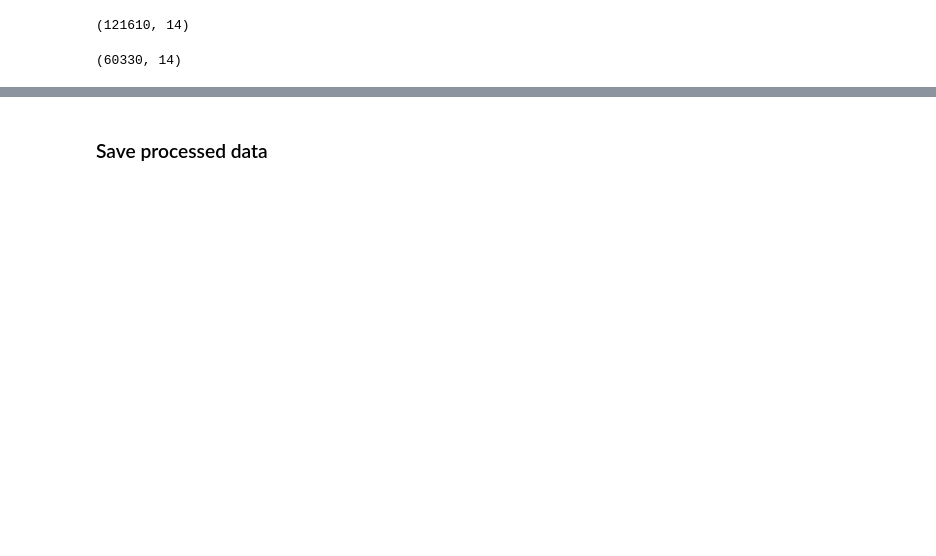
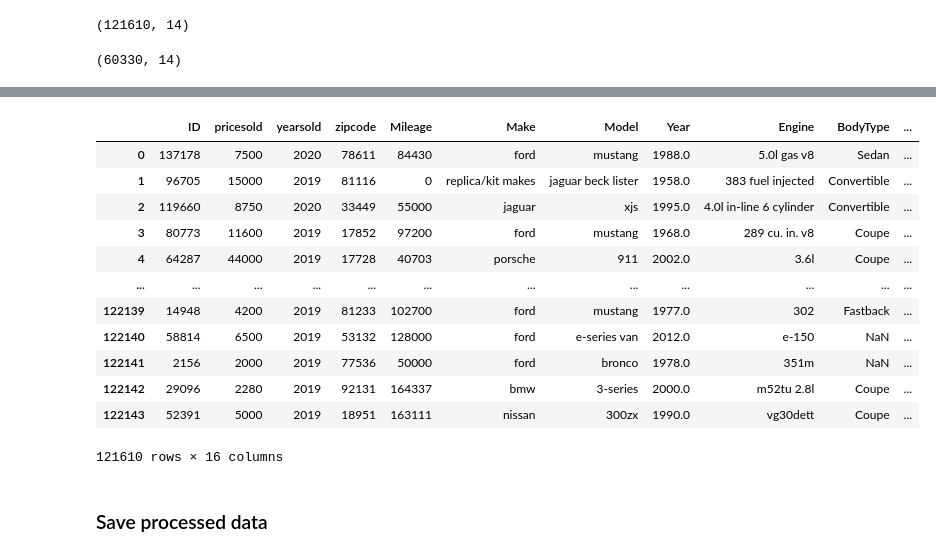
Before and after one commit to joelpoliveira/DW-PipelineDev, a Jupyter notebook: src/stage_1/main_joel.ipynb, the cells around one changed output, grey strips where cells are left out. Drawn from its saved outputs; the diff is of its cells as text; code cells hidden in the pictures; blank space fills up the shorter version.

```diff
--- a/src/stage_1/main_joel.ipynb
+++ b/src/stage_1/main_joel.ipynb
@@ -1119,3 +1280,19 @@ dtype: int64
+# %%
+df_used_cars
+# %% [output]
+|  | ID | pricesold | yearsold | zipcode | Mileage | Make | Model | Year | Engine | BodyType | ... |
+| 0 | 137178 | 7500 | 2020 | 78611 | 84430 | ford | mustang | 1988.0 | 5.0l gas v8 | Sedan | ... |
+| 1 | 96705 | 15000 | 2019 | 81116 | 0 | replica/kit makes | jaguar beck lister | 1958.0 | 383 fuel injected | Convertible | ... |
+| 2 | 119660 | 8750 | 2020 | 33449 | 55000 | jaguar | xjs | 1995.0 | 4.0l in-line 6 cylinder | Convertible | ... |
+| 3 | 80773 | 11600 | 2019 | 17852 | 97200 | ford | mustang | 1968.0 | 289 cu. in. v8 | Coupe | ... |
+| 4 | 64287 | 44000 | 2019 | 17728 | 40703 | porsche | 911 | 2002.0 | 3.6l | Coupe | ... |
+| ... | ... | ... | ... | ... | ... | ... | ... | ... | ... | ... | ... |
+| 122139 | 14948 | 4200 | 2019 | 81233 | 102700 | ford | mustang | 1977.0 | 302 | Fastback | ... |
+| 122140 | 58814 | 6500 | 2019 | 53132 | 128000 | ford | e-series van | 2012.0 | e-150 | NaN | ... |
+| 122141 | 2156 | 2000 | 2019 | 77536 | 50000 | ford | bronco | 1978.0 | 351m | NaN | ... |
+| 122142 | 29096 | 2280 | 2019 | 92131 | 164337 | bmw | 3-series | 2000.0 | m52tu 2.8l | Coupe | ... |
+| 122143 | 52391 | 5000 | 2019 | 18951 | 163111 | nissan | 300zx | 1990.0 | vg30dett | Coupe | ... |
+121610 rows × 16 columns
 # %% [markdown]
 ### Save processed data
 # %%
```
Also changed, not shown: parts of 24 cells of this notebook, 2 other files.
